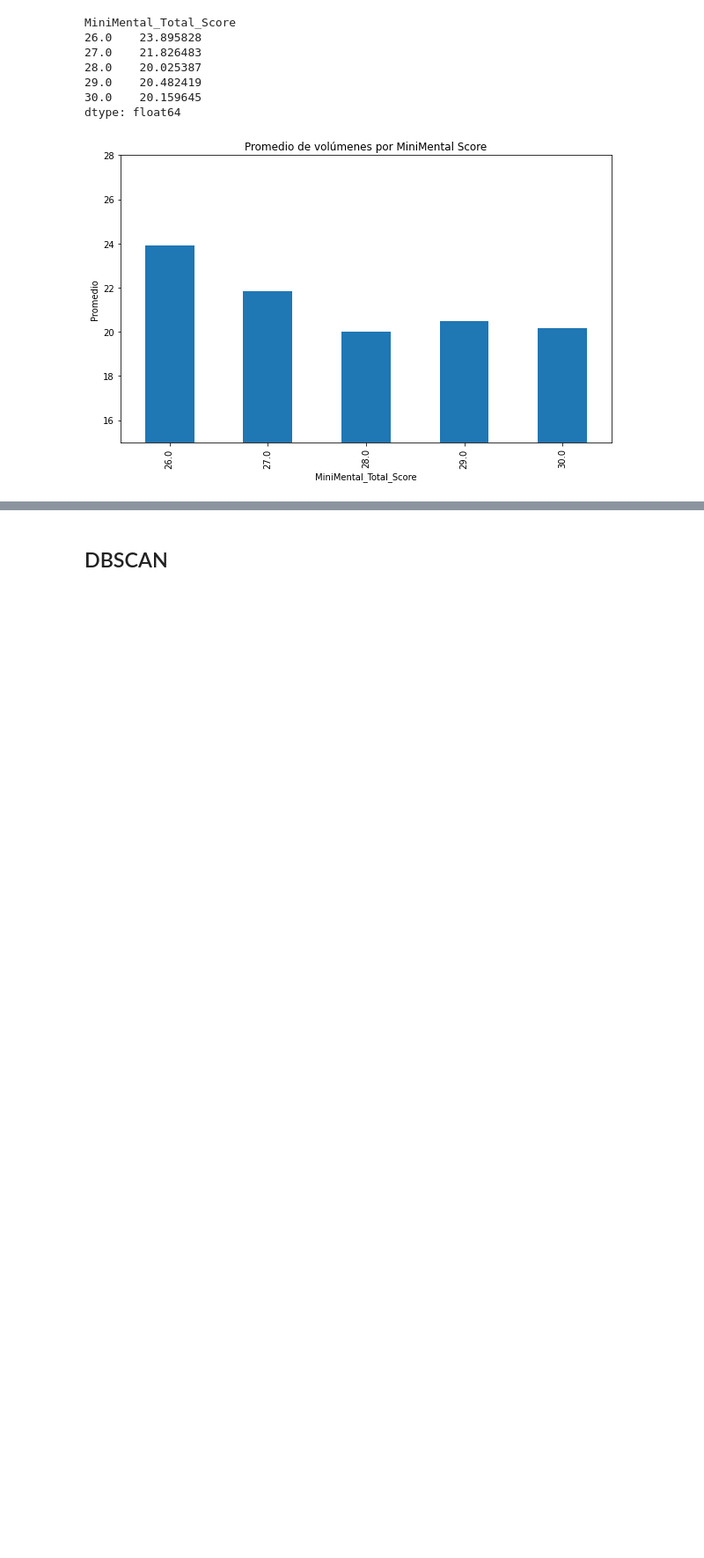
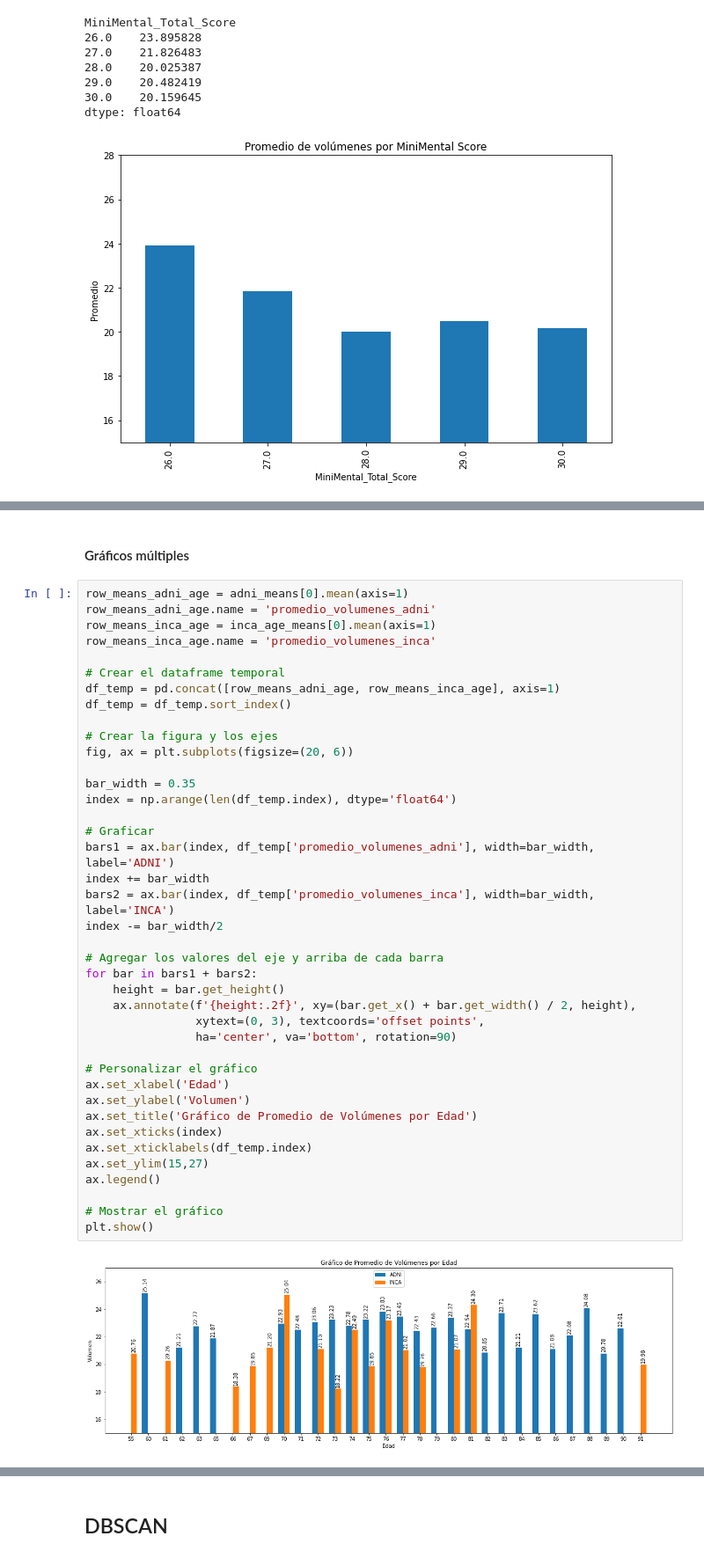
Before and after one commit to Palmitas/proyect-rec-patrones, a Jupyter notebook: cod-proyecto-analisis copy.ipynb, the cells around one changed output, grey strips where cells are left out. Shown at 88% size. Saved outputs shown, nothing was run; the diff lists cells and outputs as text; blank space fills up the shorter version.

```diff
--- a/cod-proyecto-analisis copy.ipynb
+++ b/cod-proyecto-analisis copy.ipynb
@@ -858,0 +919,44 @@ dtype: float64
+# %% [markdown]
+#### Gráficos múltiples
+# %%
+row_means_adni_age = adni_means[0].mean(axis=1)
+row_means_adni_age.name = 'promedio_volumenes_adni'
+row_means_inca_age = inca_age_means[0].mean(axis=1)
+row_means_inca_age.name = 'promedio_volumenes_inca'
+
+# Crear el dataframe temporal
+df_temp = pd.concat([row_means_adni_age, row_means_inca_age], axis=1)
+df_temp = df_temp.sort_index()
+
+# Crear la figura y los ejes
+fig, ax = plt.subplots(figsize=(20, 6))
+
+bar_width = 0.35
+index = np.arange(len(df_temp.index), dtype='float64')
+
+# Graficar
+bars1 = ax.bar(index, df_temp['promedio_volumenes_adni'], width=bar_width, label='ADNI')
+index += bar_width
+bars2 = ax.bar(index, df_temp['promedio_volumenes_inca'], width=bar_width, label='INCA')
+index -= bar_width/2
+
+# Agregar los valores del eje y arriba de cada barra
+for bar in bars1 + bars2:
+    height = bar.get_height()
+    ax.annotate(f'{height:.2f}', xy=(bar.get_x() + bar.get_width() / 2, height),
+                xytext=(0, 3), textcoords='offset points',
+                ha='center', va='bottom', rotation=90)
+
+# Personalizar el gráfico
+ax.set_xlabel('Edad')
+ax.set_ylabel('Volumen')
+ax.set_title('Gráfico de Promedio de Volúmenes por Edad')
+ax.set_xticks(index)
+ax.set_xticklabels(df_temp.index)
+ax.set_ylim(15,27)
+ax.legend()
+
+# Mostrar el gráfico
+plt.show()
+# %% [output]
+[figure, added]
```
Also changed, not shown: parts of 10 cells of this notebook.
